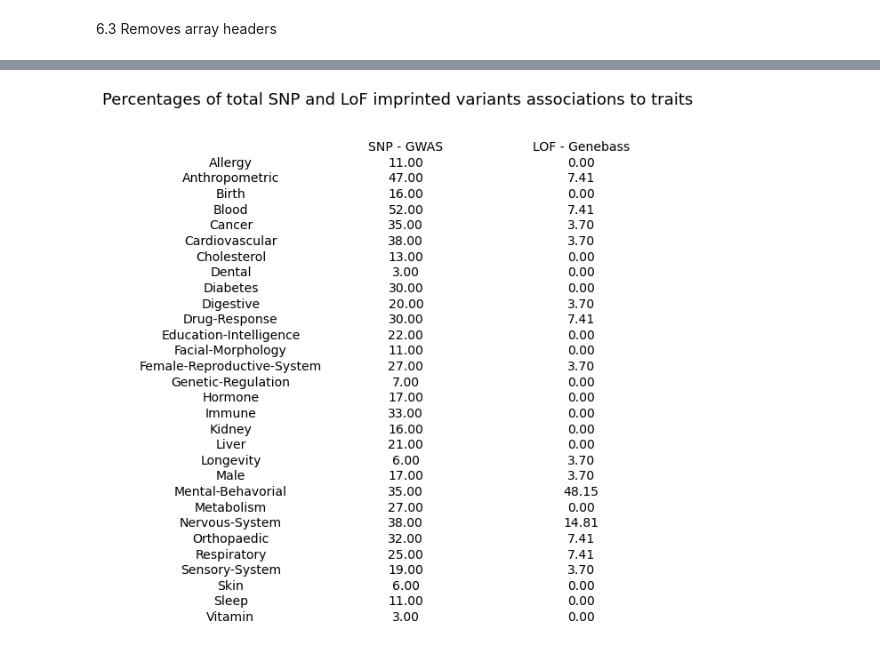
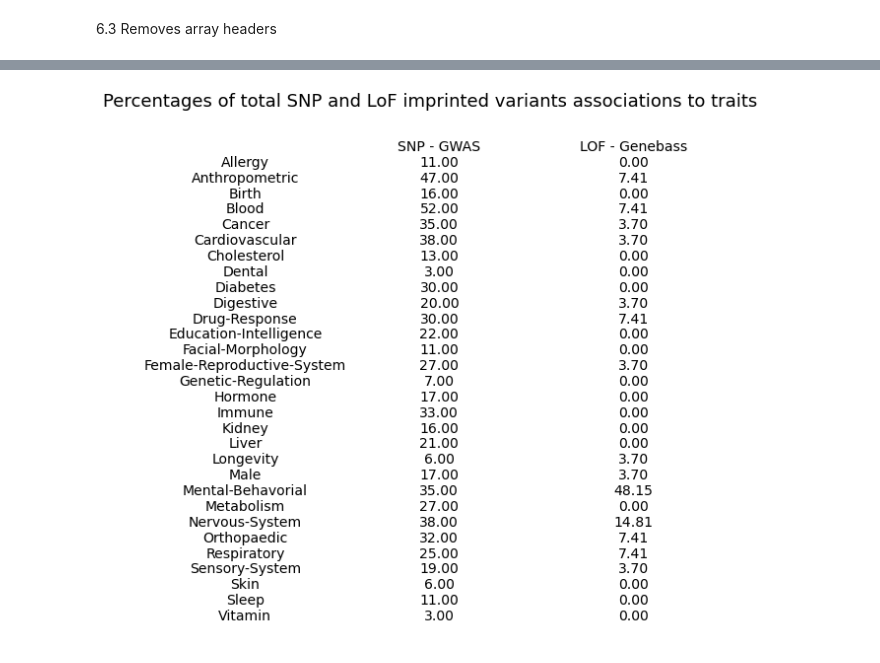
Before and after one commit to spanayotti/GD5999---Code, a Jupyter notebook: Imprinted_Gene_Analysis.ipynb, the cells around one changed output, grey strips where cells are left out. Cells and saved outputs as stored; diff of their text form; code cells hidden in the pictures.

```diff
--- a/Imprinted_Gene_Analysis.ipynb
+++ b/Imprinted_Gene_Analysis.ipynb
@@ -2059,14 +2080,11 @@ plt.savefig('Paternal_Maternal_Lof_Gene_Associations.png')
 # %%
-no_lof_paternal = 15
-no_lof_maternal = 12
-no_lof_total = 27
 
 per_lof_paternal = []
 per_lof_maternal = []
 per_lof_total = []
 
 #Paternal LoF
-for n in paternal_lof_total:
+for n in new_lof_paternal:
     #Calculates percentage
     final = (n/no_lof_paternal) * 100.0
     #Prints pergentage to 2decimal places
@@ -2074,14 +2092,14 @@ for n in paternal_lof_total:
 np.savetxt("Output/Percentages/LoF_paternal.csv", per_lof_paternal, delimiter =", ", fmt ='% s')
 
 #Maternal LoF
-for n in maternal_lof_total:
+for n in new_lof_maternal:
     #Calculates percentage
     final = (n/no_lof_maternal) * 100.0
     #Prints pergentage to 2decimal places
     per_lof_maternal.append(final)
 np.savetxt("Output/Percentages/LoF_maternal.csv", per_lof_maternal, delimiter =", ", fmt ='% s')
 #Total LoF
-for n in overall_lof_total:
+for n in new_lof_total:
     #Calculates percentage
     final = (n/no_lof_total) * 100.0
     #Prints pergentage to 2decimal places
@@ -2092,5 +2110,5 @@ np.savetxt("Output/Percentages/LoF_total.csv", per_lof_total, delimiter =", ", f
 # %%
-fig, ax = plt.subplots(nrows=31, ncols=4, figsize=(8,10))
+fig, ax = plt.subplots(nrows=15, ncols=4, figsize=(8,6))
 fig.suptitle('Paternal and Maternal number of genes assoicated to a trait', fontsize=18)
 
 ax[0, 0].set_title("", fontsize=14)
@@ -2103,9 +2121,9 @@ ax[0, 3].set_title("Total", fontsize=14)
 ax[0, 3].axis('off')
 
 k = 0
-for i in range(30):
+for i in range(14):
     k = i+1
-    ax[k, 0].set_title(traits[i], fontsize=14)
+    ax[k, 0].set_title(new_lof_traits[i], fontsize=14)
     ax[k, 0].axis('off')
     ax[k, 1].set_title(format(per_lof_paternal[i],".2f"), fontsize=14)
     ax[k, 1].axis('off')
@@ -2122,25 +2140,50 @@ plt.savefig('Percentages_Paternal_Maternal_Lof_Gene_Associations.png')
+# %%
+per_GWAS_lof_paternal = []
+per_GWAS_lof_maternal = []
+per_GWAS_lof_total = []
+
+#Paternal LoF
+for n in paternal_lof_total:
+    #Calculates percentage
+    final = (n/no_lof_paternal) * 100.0
+    #Prints pergentage to 2decimal places
+    per_GWAS_lof_paternal.append(final)
+
+#Maternal LoF
+for n in maternal_lof_total:
+    #Calculates percentage
+    final = (n/no_lof_maternal) * 100.0
+    #Prints pergentage to 2decimal places
+    per_GWAS_lof_maternal.append(final)
+
+#Total LoF
+for n in overall_lof_total:
+    #Calculates percentage
+    final = (n/no_lof_total) * 100.0
+    #Prints pergentage to 2decimal places
+    per_GWAS_lof_total.append(final)
 # %%
-fig, ax = plt.subplots(nrows=31, ncols=3, figsize=(10,10))
+fig, ax = plt.subplots(nrows=31, ncols=3, figsize=(10,9))
 fig.suptitle('Percentages of total SNP and LoF imprinted variants associations to traits', fontsize=18)
 
 ax[0, 0].set_title("", fontsize=14)
 ax[0, 0].axis('off')
 ax[0, 1].set_title("SNP - GWAS", fontsize=14)
 ax[0, 1].axis('off')
 ax[0, 2].set_title("LOF - Genebass", fontsize=14)
 ax[0, 2].axis('off')
 
 k = 0
 for i in range(30):
     k = i+1
     ax[k, 0].set_title(traits[i], fontsize=14)
     ax[k, 0].axis('off')
     ax[k, 1].set_title(format(overall_imprint_total[i],".2f"), fontsize=14)
     ax[k, 1].axis('off')
-    ax[k, 2].set_title(format(per_lof_total[i],".2f"), fontsize=14)
+    ax[k, 2].set_title(format(per_GWAS_lof_total[i],".2f"), fontsize=14)
     ax[k, 2].axis('off')
 
 
 plt.savefig('Percentages_SNP_Lof_Comparsion_Associations.png')
 # %% [output]
-[figure, old version]
+[figure, new version]
```
Also changed, not shown: parts of 20 cells of this notebook.
